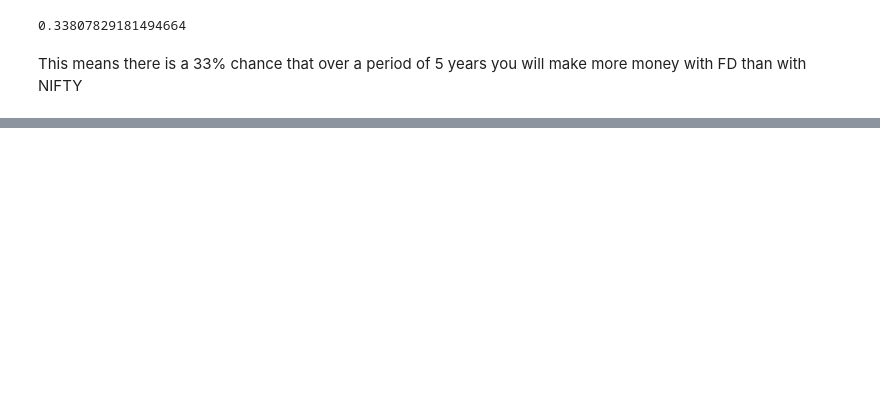
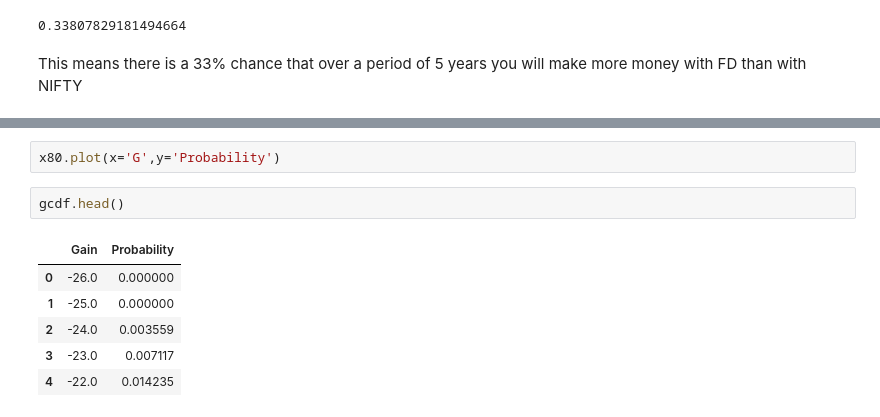
Before and after one commit to Sdaas/nifty-analysis, a Jupyter notebook: nifty_returns.ipynb, the cells around one changed output, grey strips where cells are left out. Drawn from its saved outputs; the diff is of its cells as text; blank space fills up the shorter version.

```diff
--- a/nifty_returns.ipynb
+++ b/nifty_returns.ipynb
@@ -193,0 +225,11 @@ This means there is a 33% chance that over a period of 5 years you will make mor
+# %%
+x80.plot(x='G',y='Probability')
+# %%
+gcdf.head()
+# %% [output]
+|  | Gain | Probability |
+| 0 | -26.0 | 0.000000 |
+| 1 | -25.0 | 0.000000 |
+| 2 | -24.0 | 0.003559 |
+| 3 | -23.0 | 0.007117 |
+| 4 | -22.0 | 0.014235 |
```
Also changed, not shown: parts of 5 cells of this notebook.
